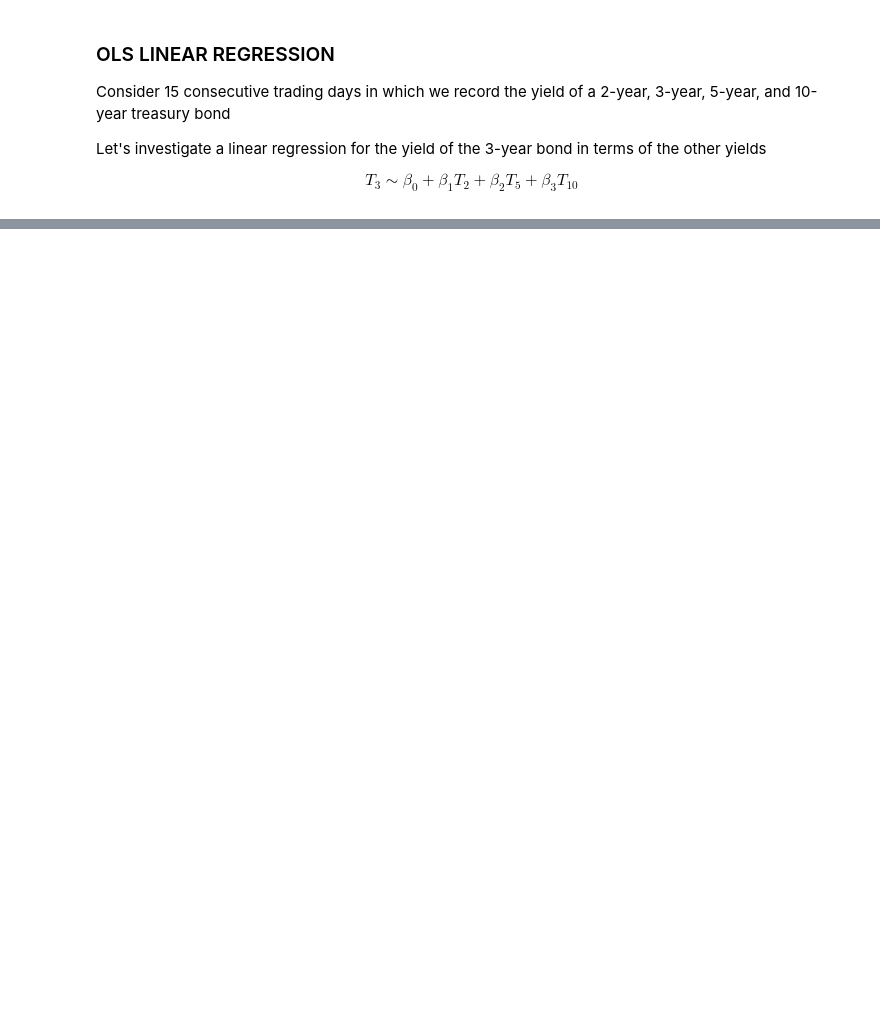
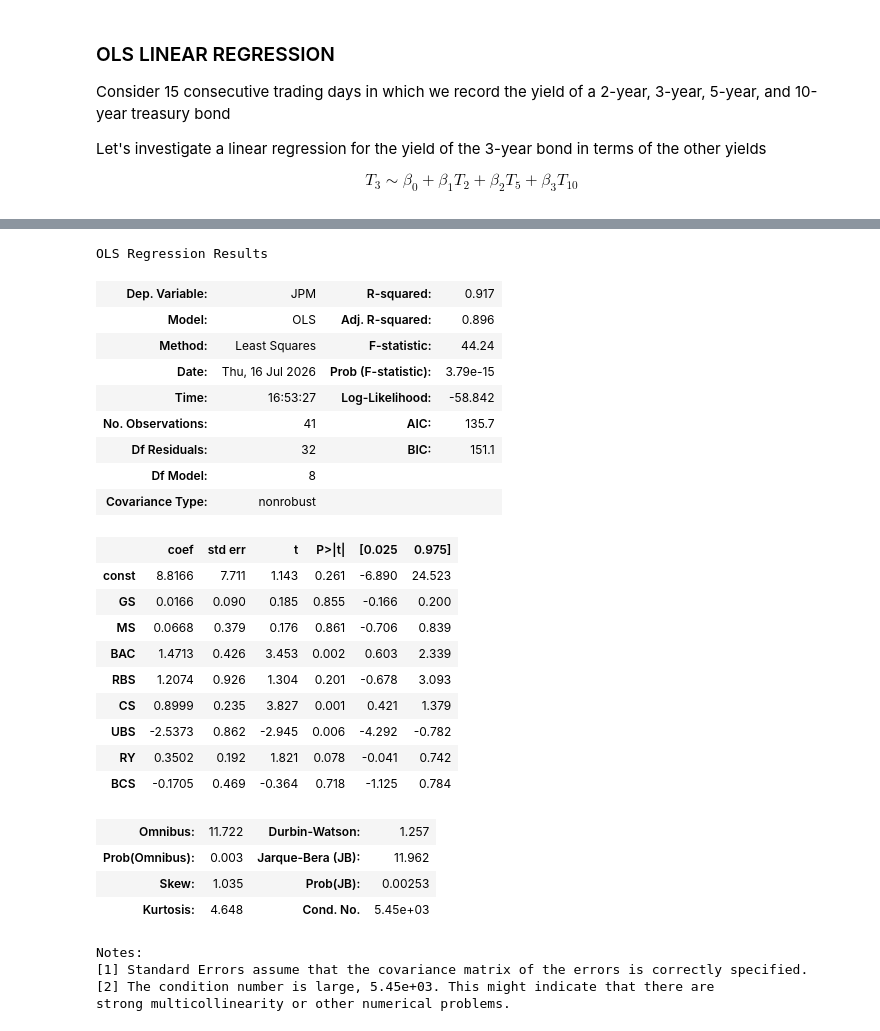
Before and after one commit to giacomoscanavini/quant_finance, a Jupyter notebook: dan_stefanica_primer_financial_engineering/ols_linear_regression.ipynb, the cells around one changed output, grey strips where cells are left out. Drawn from its saved outputs; the diff is of its cells as text; code cells hidden in the pictures; blank space fills up the shorter version.

```diff
--- a/dan_stefanica_primer_financial_engineering/ols_linear_regression.ipynb
+++ b/dan_stefanica_primer_financial_engineering/ols_linear_regression.ipynb
@@ -70,0 +68,39 @@ strong multicollinearity or other numerical problems.
+# %%
+# 1. Linear regression of JPM prices
+X = data[['GS', 'MS', 'BAC', 'RBS', 'CS', 'UBS', 'RY', 'BCS']]
+y = data['JPM']
+
+X = sm.add_constant(X)
+
+model = sm.OLS(y, X)
+results = model.fit()
+results.summary()
+# %% [output]
+OLS Regression Results
+| Dep. Variable: | JPM | R-squared: | 0.917 |
+| Model: | OLS | Adj. R-squared: | 0.896 |
+| Method: | Least Squares | F-statistic: | 44.24 |
+| Date: | Thu, 16 Jul 2026 | Prob (F-statistic): | 3.79e-15 |
+| Time: | 16:53:27 | Log-Likelihood: | -58.842 |
+| No. Observations: | 41 | AIC: | 135.7 |
+| Df Residuals: | 32 | BIC: | 151.1 |
+| Df Model: | 8 |  |  |
+| Covariance Type: | nonrobust |  |  |
+|  | coef | std err | t | P>|t| | [0.025 | 0.975] |
+| const | 8.8166 | 7.711 | 1.143 | 0.261 | -6.890 | 24.523 |
+| GS | 0.0166 | 0.090 | 0.185 | 0.855 | -0.166 | 0.200 |
+| MS | 0.0668 | 0.379 | 0.176 | 0.861 | -0.706 | 0.839 |
+| BAC | 1.4713 | 0.426 | 3.453 | 0.002 | 0.603 | 2.339 |
+| RBS | 1.2074 | 0.926 | 1.304 | 0.201 | -0.678 | 3.093 |
+| CS | 0.8999 | 0.235 | 3.827 | 0.001 | 0.421 | 1.379 |
+| UBS | -2.5373 | 0.862 | -2.945 | 0.006 | -4.292 | -0.782 |
+| RY | 0.3502 | 0.192 | 1.821 | 0.078 | -0.041 | 0.742 |
+| BCS | -0.1705 | 0.469 | -0.364 | 0.718 | -1.125 | 0.784 |
+| Omnibus: | 11.722 | Durbin-Watson: | 1.257 |
+| Prob(Omnibus): | 0.003 | Jarque-Bera (JB): | 11.962 |
+| Skew: | 1.035 | Prob(JB): | 0.00253 |
+| Kurtosis: | 4.648 | Cond. No. | 5.45e+03 |
+Notes:
+[1] Standard Errors assume that the covariance matrix of the errors is correctly specified.
+[2] The condition number is large, 5.45e+03. This might indicate that there are
+strong multicollinearity or other numerical problems.
```
Also changed, not shown: parts of 5 cells of this notebook, 2 other files.
